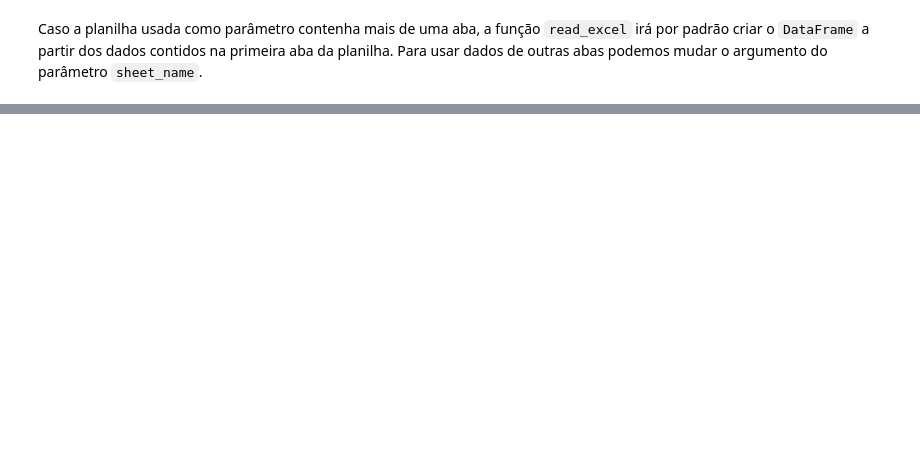
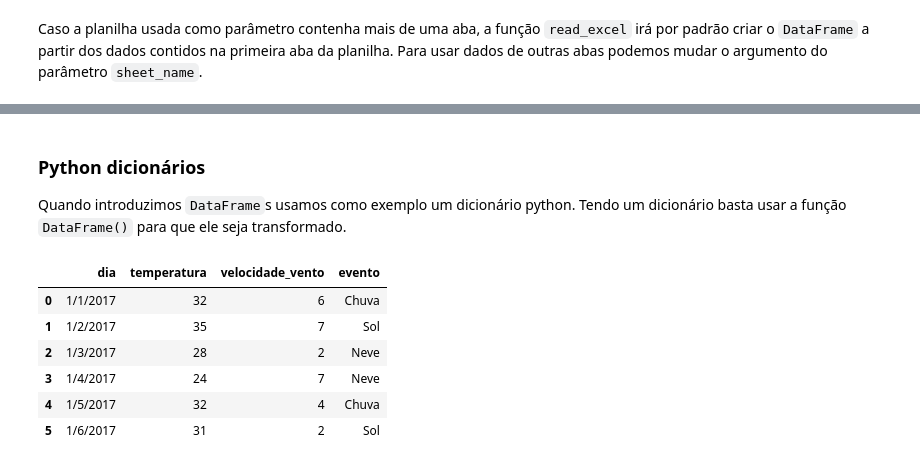
Before and after one commit to genomika/pandas-workshop, a Jupyter notebook: workshop-python_pandas_gnmk.ipynb, the cells around one changed output, grey strips where cells are left out. Cells and saved outputs as stored; diff of their text form; code cells hidden in the pictures; blank space fills up the shorter version.

Commit message:
Finished open files, next is dataframes manipulation

```diff
--- a/workshop-python_pandas_gnmk.ipynb
+++ b/workshop-python_pandas_gnmk.ipynb
@@ -111,3 +166,24 @@ aba_exonic_df = planilha_completa["EXONIC"]
 aba_exonic_mosaic_df = planilha_completa["EXONIC MOSAIC"]
 aba_intronic_df = planilha_completa["INTRONIC"]
 aba_raw_df = planilha_completa["RAW"]
+# %% [markdown]
+### Python dicionários
+
+Quando introduzimos `DataFrame`s usamos como exemplo um dicionário python. Tendo um dicionário basta usar a função `DataFrame()` para que ele seja transformado.
+# %%
+climas_datas = {
+    'dia': ['1/1/2017', '1/2/2017', '1/3/2017', '1/4/2017', '1/5/2017', '1/6/2017'],
+    'temperatura': [32, 35, 28, 24, 32, 31],
+    'velocidade_vento': [6, 7, 2, 7, 4, 2],
+    'evento': ['Chuva', 'Sol', 'Neve', 'Neve', 'Chuva', 'Sol']
+}
+df = pd.DataFrame(climas_datas)
+df
+# %% [output]
+|  | dia | temperatura | velocidade_vento | evento |
+| 0 | 1/1/2017 | 32 | 6 | Chuva |
+| 1 | 1/2/2017 | 35 | 7 | Sol |
+| 2 | 1/3/2017 | 28 | 2 | Neve |
+| 3 | 1/4/2017 | 24 | 7 | Neve |
+| 4 | 1/5/2017 | 32 | 4 | Chuva |
+| 5 | 1/6/2017 | 31 | 2 | Sol |
```
Also changed, not shown: parts of 17 cells of this notebook.
